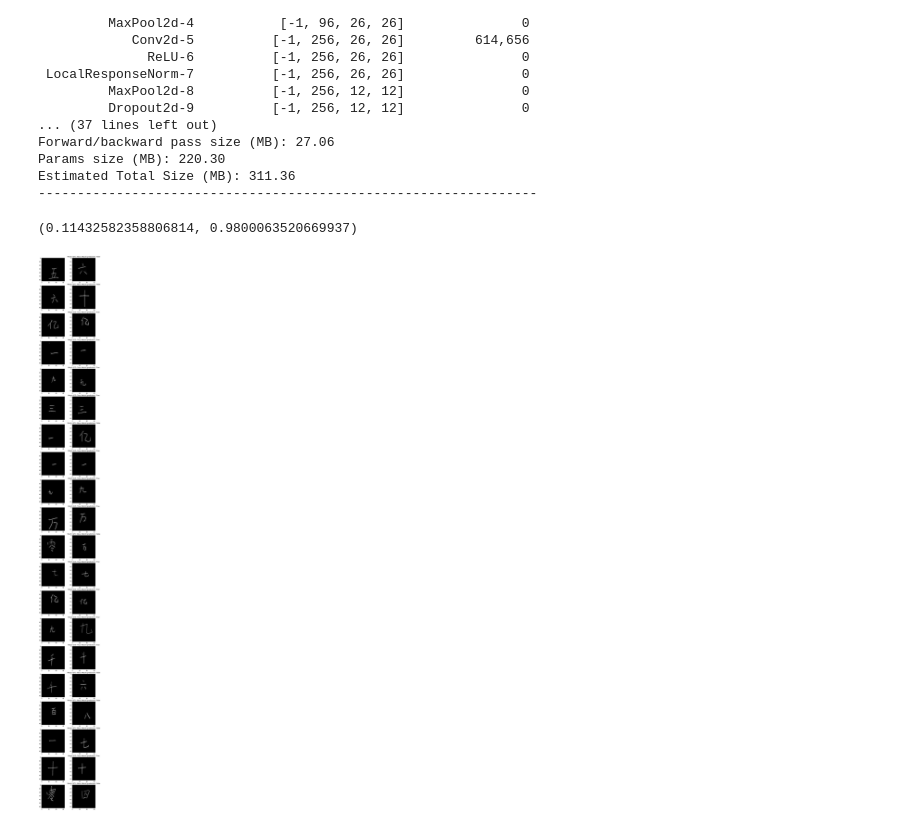
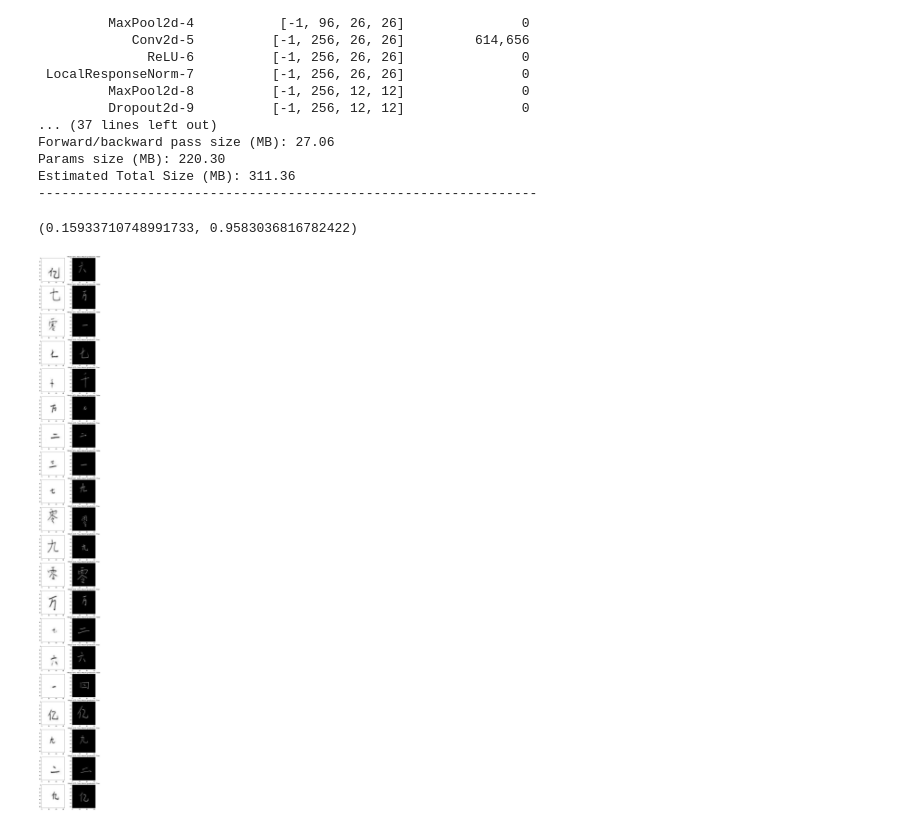
Before and after one commit to mormoassaf/ml-2022, a Jupyter notebook: main.ipynb, the cells around one changed output. Cells and saved outputs as stored; diff of their text form; code cells hidden in the pictures.

```diff
--- a/main.ipynb
+++ b/main.ipynb
@@ -229,7 +229,7 @@ print(len(train_loader.dataset), len(val_loader.dataset), len(test_loader.datase
 42000 9000 9000
 # %%
 # Compute F1 metric
-def compute_metric(model, metric=BinaryF1Score(), loader=None):
+def compute_metric(model, metric=BinaryF1Score(), loader=None, augment=False):
     model.eval()
     criterion = ContrastiveLoss()
     if loader is None:
@@ -243,6 +243,11 @@ def compute_metric(model, metric=BinaryF1Score(), loader=None):
             left = left.to(device)
             right = right.to(device)
             distance_true = distance_true.to(device)
+
+            if augment:
+                left = transform(left)
+                right = transform(right)
+
             out0, out1 = model(left, right)
             loss = criterion(out0, out1, distance_true)
             running_loss += loss.item()
@@ -358,33 +363,37 @@ Params size (MB): 220.30
 Estimated Total Size (MB): 311.36
 ----------------------------------------------------------------
 # %%
-compute_metric(test_model, metric=metric, loader=val_loader)
+compute_metric(test_model, metric=metric, loader=val_loader, augment=True)
 # %% [output]
-(0.11432582358806814, 0.9800063520669937)
+(0.15933710748991733, 0.9583036816782422)
 # %%
 # Plot some examples with predictions
-def plot_examples(model, loader, n=20):
+def plot_examples(model, loader, n=20, augment=False):
     # Plot some examples
     model.eval()
 
     fig, ax = plt.subplots(n, 2, figsize=(8, n*4))
 
     # Predict in the first batch
     batch = next(iter(loader))
     left = batch[0].to(device)
     right = batch[1].to(device)
     distance_true = batch[2].to(device)
 
+    if augment:
+        left = transform(left)
+        right = transform(right)
+
     out0, out1 = model(left, right)
     distances = model.compare_embeddings(out0, out1)
 
     for i in range(n):
         ax[i, 0].imshow(left[i, 0].cpu().numpy(), cmap="gray")
         ax[i, 1].imshow(right[i, 0].cpu().numpy(), cmap="gray")
         ax[i, 1].set_title(f"Match (GT): {distance_true[i].item() == 0}, Match (prediction): {distances[i].item() < 0.75}")
 
     # Save PDF
-    plt.savefig("figures/examples.pdf")
-plot_examples(test_model, test_loader)
+    plt.savefig(f"figures/examples_{'augmented' if augment else ''}.pdf")
+plot_examples(test_model, test_loader, augment=True)
 # %% [output]
-[figure, old version]
+[figure, new version]
```
Also changed, not shown: 2 other files.
